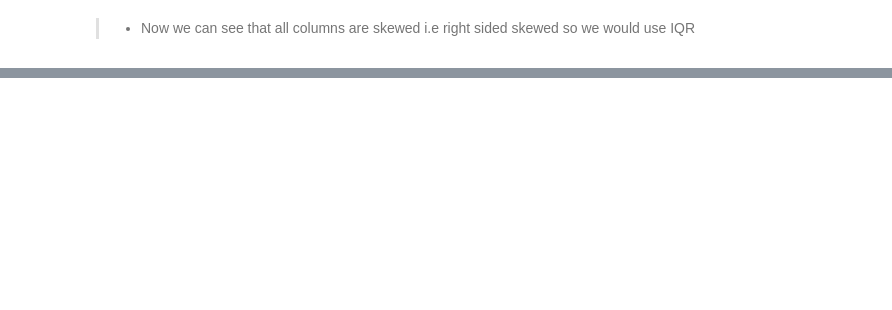
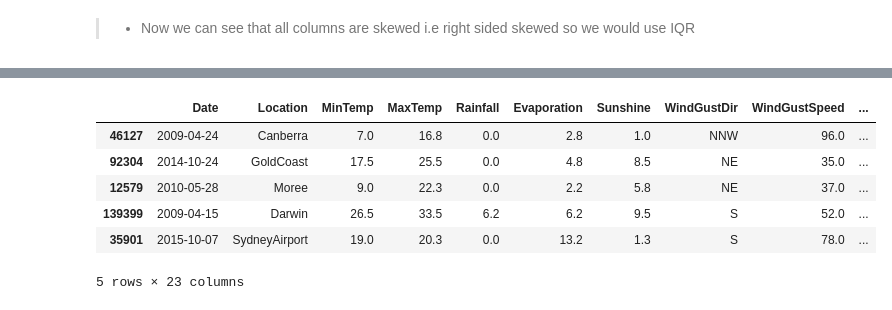
Before and after one commit to micheal0034/Rainfall-Prediction, a Jupyter notebook: Rainfall_Prediction.ipynb, the cells around one changed output, grey strips where cells are left out. Cells and saved outputs as stored; diff of their text form; code cells hidden in the pictures; blank space fills up the shorter version.

```diff
--- a/Rainfall_Prediction.ipynb
+++ b/Rainfall_Prediction.ipynb
@@ -853,0 +1029,15 @@ ax2.tick_params(axis='y', color=color)
+# %%
+import category_encoders as ce
+encoder = ce.BinaryEncoder(cols=['RainToday'])
+X_train = encoder.fit_transform(X_train)
+X_test = encoder.transform(X_test)
+# %%
+X_train.head()
+# %% [output]
+|  | Date | Location | MinTemp | MaxTemp | Rainfall | Evaporation | Sunshine | WindGustDir | WindGustSpeed | ... |
+| 46127 | 2009-04-24 | Canberra | 7.0 | 16.8 | 0.0 | 2.8 | 1.0 | NNW | 96.0 | ... |
+| 92304 | 2014-10-24 | GoldCoast | 17.5 | 25.5 | 0.0 | 4.8 | 8.5 | NE | 35.0 | ... |
+| 12579 | 2010-05-28 | Moree | 9.0 | 22.3 | 0.0 | 2.2 | 5.8 | NE | 37.0 | ... |
+| 139399 | 2009-04-15 | Darwin | 26.5 | 33.5 | 6.2 | 6.2 | 9.5 | S | 52.0 | ... |
+| 35901 | 2015-10-07 | SydneyAirport | 19.0 | 20.3 | 0.0 | 13.2 | 1.3 | S | 78.0 | ... |
+5 rows × 23 columns
```
Also changed, not shown: parts of 105 cells of this notebook.
